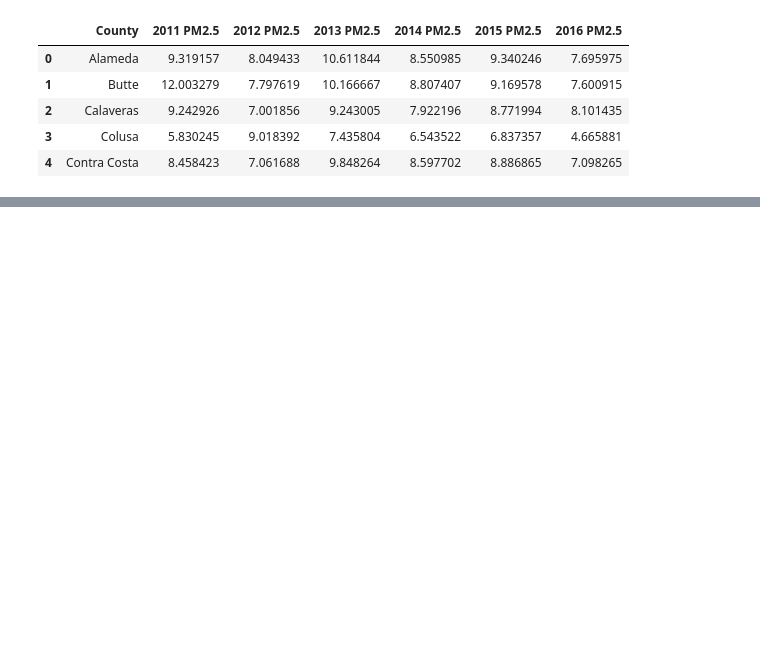
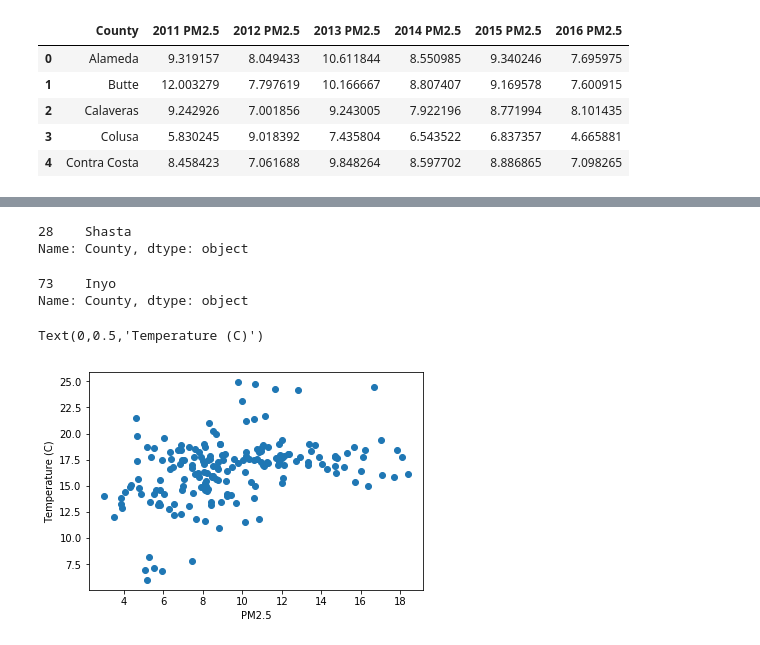
Before and after one commit to shaheen19/Climate-myth, a Jupyter notebook: asthma.ipynb, the cells around one changed output, grey strips where cells are left out. Cells and saved outputs as stored; diff of their text form; code cells hidden in the pictures; blank space fills up the shorter version.

```diff
--- a/asthma.ipynb
+++ b/asthma.ipynb
@@ -805,0 +1038,4 @@ f.savefig(f'Images/aqivspm252011to2016.png')
+# %%
+meanmax_temp = pd.merge(mean_temp_group, max_temp_group, on=['Year', 'County'])
+meanmaxsem_temp = pd.merge(meanmax_temp, sem_temp_group, on=['Year', 'County'])
+meanmaxsem_temp
@@ -805,0 +1124,3 @@ f.savefig(f'Images/aqivspm252011to2016.png')
+# %%
+all_pm25 = all_pm25_a[['Year', 'County', 'PM2.5']]
+all_pm25
@@ -805,0 +1146,3 @@ f.savefig(f'Images/aqivspm252011to2016.png')
+# %%
+ozone_temp_df = pd.merge(meanmaxsem_temp, ozone_group, on=['Year', 'County'])
+ozone_temp_df.head()
@@ -805,0 +1156,3 @@ f.savefig(f'Images/aqivspm252011to2016.png')
+# %%
+ozone_temp_pm25_df = pd.merge(ozone_temp_df, all_pm25, on=['Year', 'County'])
+ozone_temp_pm25_df.head()
@@ -805,0 +1166,21 @@ f.savefig(f'Images/aqivspm252011to2016.png')
+# %%
+min_temp = ozone_temp_pm25_df['Max Temp (C)'].min()
+min_county = ozone_temp_pm25_df.loc[ozone_temp_pm25_df['Max Temp (C)']==min_temp]['County']
+min_county
+# %% [output]
+28    Shasta
+Name: County, dtype: object
+# %%
+max_temp = ozone_temp_pm25_df['Max Temp (C)'].max()
+max_county = ozone_temp_pm25_df.loc[ozone_temp_pm25_df['Max Temp (C)']==max_temp]['County']
+max_county
+# %% [output]
+73    Inyo
+Name: County, dtype: object
+# %%
+plt.scatter(ozone_temp_pm25_df['PM2.5'], ozone_temp_pm25_df['Mean Temp (C)'])
+plt.xlabel("PM2.5")
+plt.ylabel("Temperature (C)")
+# %% [output]
+Text(0,0.5,'Temperature (C)')
+[figure, added]
```
Also changed, not shown: parts of 84 cells of this notebook.
